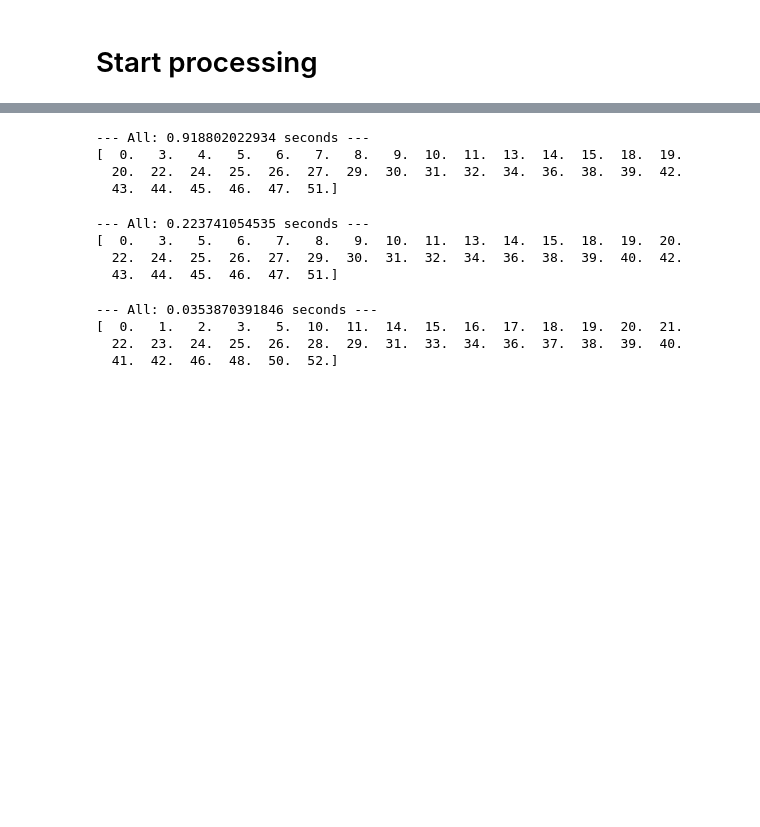
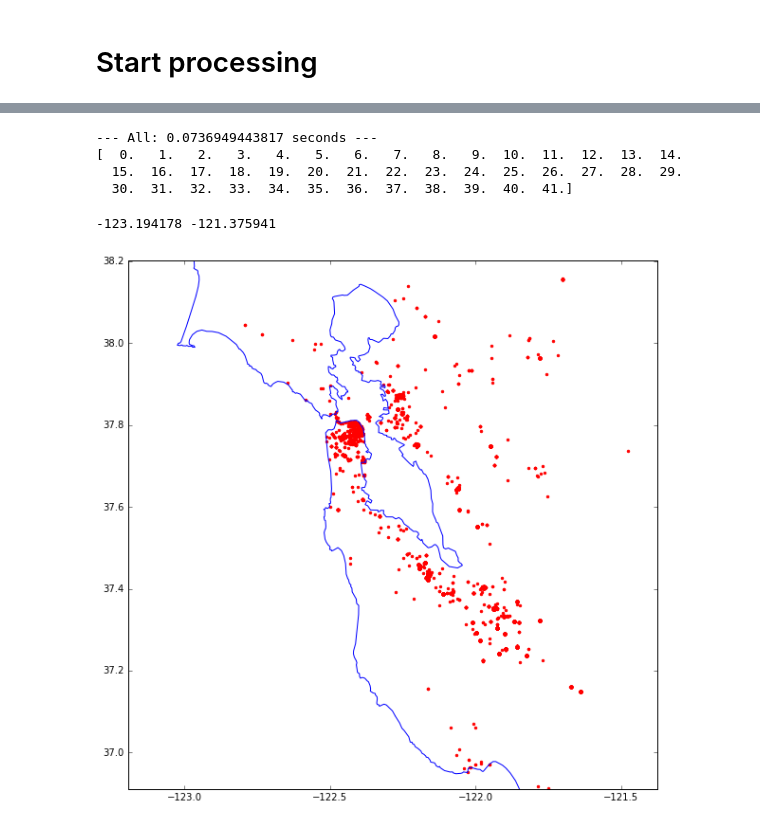
Before and after one commit to cleipski/Insight-Project, a Jupyter notebook: 08_full_workflow.ipynb, the cells around one changed output, grey strips where cells are left out. Saved outputs shown, nothing was run; the diff lists cells and outputs as text; code cells hidden in the pictures; blank space fills up the shorter version.

```diff
--- a/08_full_workflow.ipynb
+++ b/08_full_workflow.ipynb
@@ -312,36 +401,28 @@ print("--- All: %s seconds ---" % (time.time() - start_time))
 # %%
-# Integrate peaks - self
-start_time = time.time()
-peaks_mask = integrate_peaks(Z,xy_maxima,cutoff)
-print("--- All: %s seconds ---" % (time.time() - start_time))
-print(np.unique(peaks_mask))
+# # Integrate peaks - self
+# start_time = time.time()
+# peaks_mask = integrate_peaks(Z,xy_maxima,cutoff)
+# print("--- All: %s seconds ---" % (time.time() - start_time))
+# print(np.unique(peaks_mask))
-# %% [output]
---- All: 0.918802022934 seconds ---
-[  0.   3.   4.   5.   6.   7.   8.   9.  10.  11.  13.  14.  15.  18.  19.
-  20.  22.  24.  25.  26.  27.  29.  30.  31.  32.  34.  36.  38.  39.  42.
-  43.  44.  45.  46.  47.  51.]
 # %%
-# Integrate peaks - nearest neighbors
-start_time = time.time()
-neighbors_mask = find_neighbors(Z,xy_maxima,cutoff)
-print("--- All: %s seconds ---" % (time.time() - start_time))
-print(np.unique(neighbors_mask))
+# # Integrate peaks - nearest neighbors
+# start_time = time.time()
+# neighbors_mask = find_neighbors(Z,xy_maxima,cutoff)
+# print("--- All: %s seconds ---" % (time.time() - start_time))
+# print(np.unique(neighbors_mask))
-# %% [output]
---- All: 0.223741054535 seconds ---
-[  0.   3.   5.   6.   7.   8.   9.  10.  11.  13.  14.  15.  18.  19.  20.
-  22.  24.  25.  26.  27.  29.  30.  31.  32.  34.  36.  38.  39.  40.  42.
-  43.  44.  45.  46.  47.  51.]
 # %%
 # Integrate peaks - Node mask
 start_time = time.time()
 node_mask = node_dist(Z,xy_maxima,2.*cutoff)
+node_mask = node_dist(Z,xy_maxima_cut,new_cut)
+
 print("--- All: %s seconds ---" % (time.time() - start_time))
 print(np.unique(node_mask))
 # %% [output]
---- All: 0.0353870391846 seconds ---
-[  0.   1.   2.   3.   5.  10.  11.  14.  15.  16.  17.  18.  19.  20.  21.
-  22.  23.  24.  25.  26.  28.  29.  31.  33.  34.  36.  37.  38.  39.  40.
-  41.  42.  46.  48.  50.  52.]
+--- All: 0.0736949443817 seconds ---
+[  0.   1.   2.   3.   4.   5.   6.   7.   8.   9.  10.  11.  12.  13.  14.
+  15.  16.  17.  18.  19.  20.  21.  22.  23.  24.  25.  26.  27.  28.  29.
+  30.  31.  32.  33.  34.  35.  36.  37.  38.  39.  40.  41.]
 # %%
 # Turn label mask into label vector
 
@@ -361,3 +439,34 @@ int_list = zip(idx_list,sum_list)
+# %%
+print(limit_lng[0],limit_lng[1])
+# %% [output]
+-123.194178 -121.375941
+# %%
+# create figure - data points only
+plt.figure(figsize=(10,10))
+# plot CA outline
+plt.plot(x_coords,y_coords)
+#  plot contours of the density
+# Z_mask = Z < 29**2.*3
+# Z_new = copy.copy(Z)
+# Z_new = np.power(Z_new/np.nanmax(Z_new),1/4)
+plt.scatter(yin,xin,5.8,color='red')
+# plt.plot(xy_maxima_cut[:, 0], xy_maxima_cut[:, 1],'+',
+#          markersize=25,markeredgewidth=3,markeredgecolor='b')
+if len(limit_lng) != 0 and len(limit_lat) != 0:
+    plt.xlim(limit_lng[0],limit_lng[1])
+    plt.ylim(limit_lat[0],limit_lat[1])
+else:
+    plt.xlim(-123,-121.5)
+    plt.ylim(36.7,38.5)
+#
+# plt.title(keyword)
+#
+outname = os.path.join('img/points_only.png')
+plt.savefig(outname,bbox_inches='tight')
+
+plt.show()
+# %% [output]
+[figure, added]
 # %%
 # create figure
 plt.figure(figsize=(10,10))
```
Also changed, not shown: parts of 21 cells of this notebook, 37 other files.
